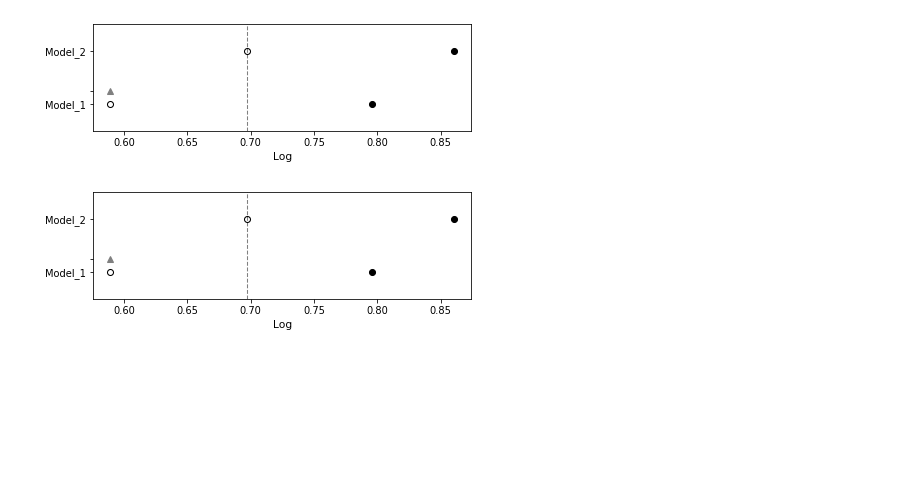
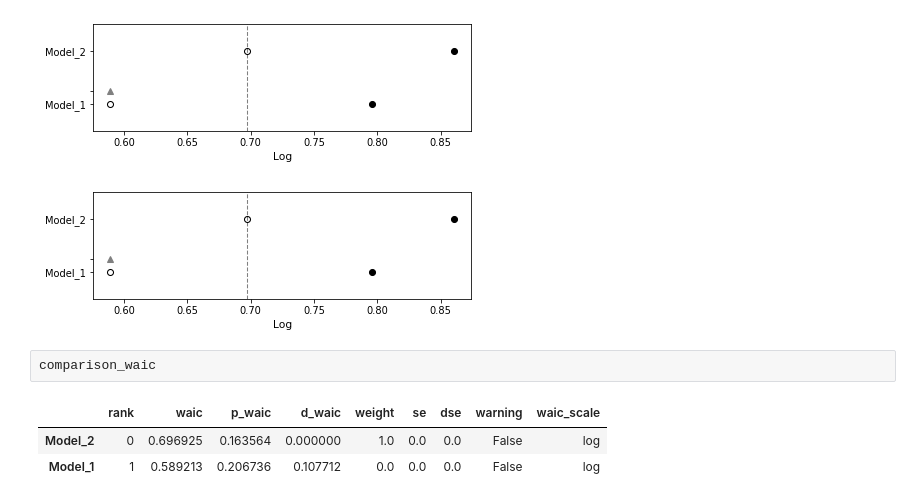
Before and after one commit to DashToh/Data_Analytics_2022_Project, a Jupyter notebook: Code.ipynb, the cells around one changed output. Cells and saved outputs as stored; diff of their text form; blank space fills up the shorter version.

```diff
--- a/Code.ipynb
+++ b/Code.ipynb
@@ -498,3 +498,9 @@ az.plot_compare(comparison_waic)
 <AxesSubplot:xlabel='Log'>
 [figure]
 [figure]
+# %%
+comparison_waic
+# %% [output]
+|  | rank | waic | p_waic | d_waic | weight | se | dse | warning | waic_scale |
+| Model_2 | 0 | 0.696925 | 0.163564 | 0.000000 | 1.0 | 0.0 | 0.0 | False | log |
+| Model_1 | 1 | 0.589213 | 0.206736 | 0.107712 | 0.0 | 0.0 | 0.0 | False | log |
```
Also changed, not shown: parts of 7 cells of this notebook, 1 other file.
